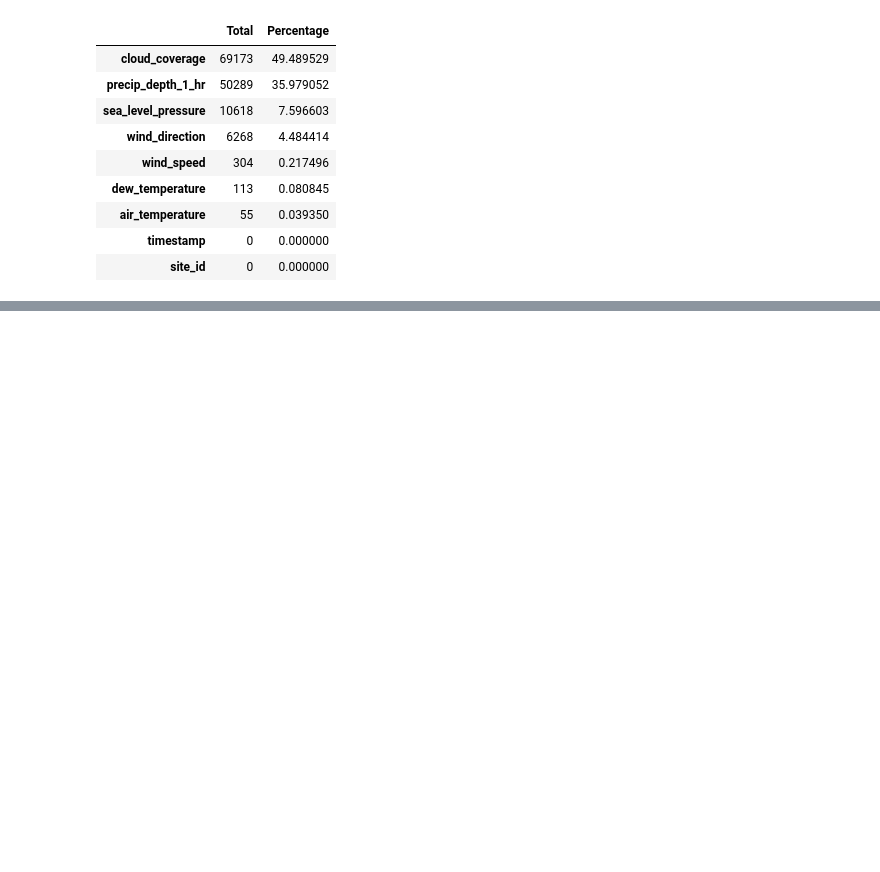
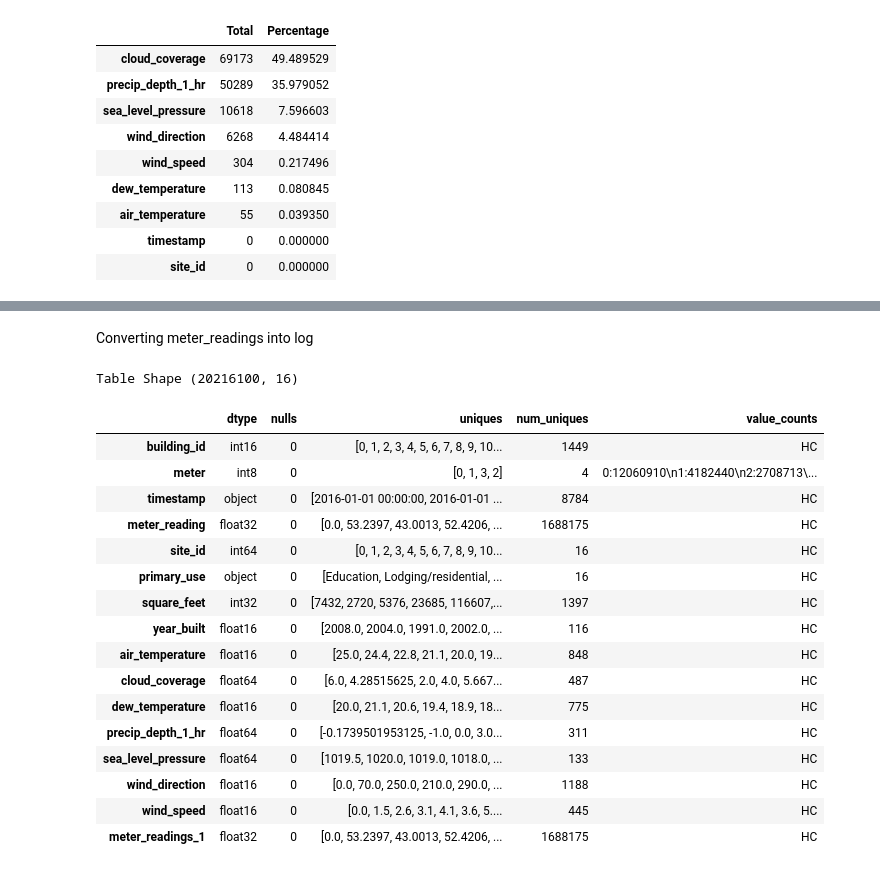
Before and after one commit to akshaypt7/energy_predictor, a Jupyter notebook: Energy_predictor_1.ipynb, the cells around one changed output, grey strips where cells are left out. Saved outputs shown, nothing was run; the diff lists cells and outputs as text; code cells hidden in the pictures; blank space fills up the shorter version.

```diff
--- a/Energy_predictor_1.ipynb
+++ b/Energy_predictor_1.ipynb
@@ -887,0 +1138,2 @@ print("model score: %.3f" % clf.score(X_test, y_test))
+# %%
+df_building.reset_index(inplace=True)
@@ -887,0 +1170,2 @@ print("model score: %.3f" % clf.score(X_test, y_test))
+# %%
+df_merge = df_train.merge(df_building, how = 'inner', on = 'building_id')
@@ -887,0 +1185,2 @@ print("model score: %.3f" % clf.score(X_test, y_test))
+# %%
+df_merge = df_merge.merge(df_weather_train,how='inner', on = ['site_id','timestamp'])
@@ -887,0 +1216,25 @@ print("model score: %.3f" % clf.score(X_test, y_test))
+# %% [markdown]
+Converting meter_readings into log
+# %%
+df_merge['meter_reading'] =  np.log(df_merge['meter_reading'])
+# %%
+tbl_report(df_merge)
+# %% [output]
+Table Shape (20216100, 16)
+|  | dtype | nulls | uniques | num_uniques | value_counts |
+| building_id | int16 | 0 | [0, 1, 2, 3, 4, 5, 6, 7, 8, 9, 10... | 1449 | HC |
+| meter | int8 | 0 | [0, 1, 3, 2] | 4 | 0:12060910\n1:4182440\n2:2708713\... |
+| timestamp | object | 0 | [2016-01-01 00:00:00, 2016-01-01 ... | 8784 | HC |
+| meter_reading | float32 | 0 | [0.0, 53.2397, 43.0013, 52.4206, ... | 1688175 | HC |
+| site_id | int64 | 0 | [0, 1, 2, 3, 4, 5, 6, 7, 8, 9, 10... | 16 | HC |
+| primary_use | object | 0 | [Education, Lodging/residential, ... | 16 | HC |
+| square_feet | int32 | 0 | [7432, 2720, 5376, 23685, 116607,... | 1397 | HC |
+| year_built | float16 | 0 | [2008.0, 2004.0, 1991.0, 2002.0, ... | 116 | HC |
+| air_temperature | float16 | 0 | [25.0, 24.4, 22.8, 21.1, 20.0, 19... | 848 | HC |
+| cloud_coverage | float64 | 0 | [6.0, 4.28515625, 2.0, 4.0, 5.667... | 487 | HC |
+| dew_temperature | float16 | 0 | [20.0, 21.1, 20.6, 19.4, 18.9, 18... | 775 | HC |
+| precip_depth_1_hr | float64 | 0 | [-0.1739501953125, -1.0, 0.0, 3.0... | 311 | HC |
+| sea_level_pressure | float64 | 0 | [1019.5, 1020.0, 1019.0, 1018.0, ... | 133 | HC |
+| wind_direction | float16 | 0 | [0.0, 70.0, 250.0, 210.0, 290.0, ... | 1188 | HC |
+| wind_speed | float16 | 0 | [0.0, 1.5, 2.6, 3.1, 4.1, 3.6, 5.... | 445 | HC |
+| meter_readings_1 | float32 | 0 | [0.0, 53.2397, 43.0013, 52.4206, ... | 1688175 | HC |
```
Also changed, not shown: parts of 162 cells of this notebook.
